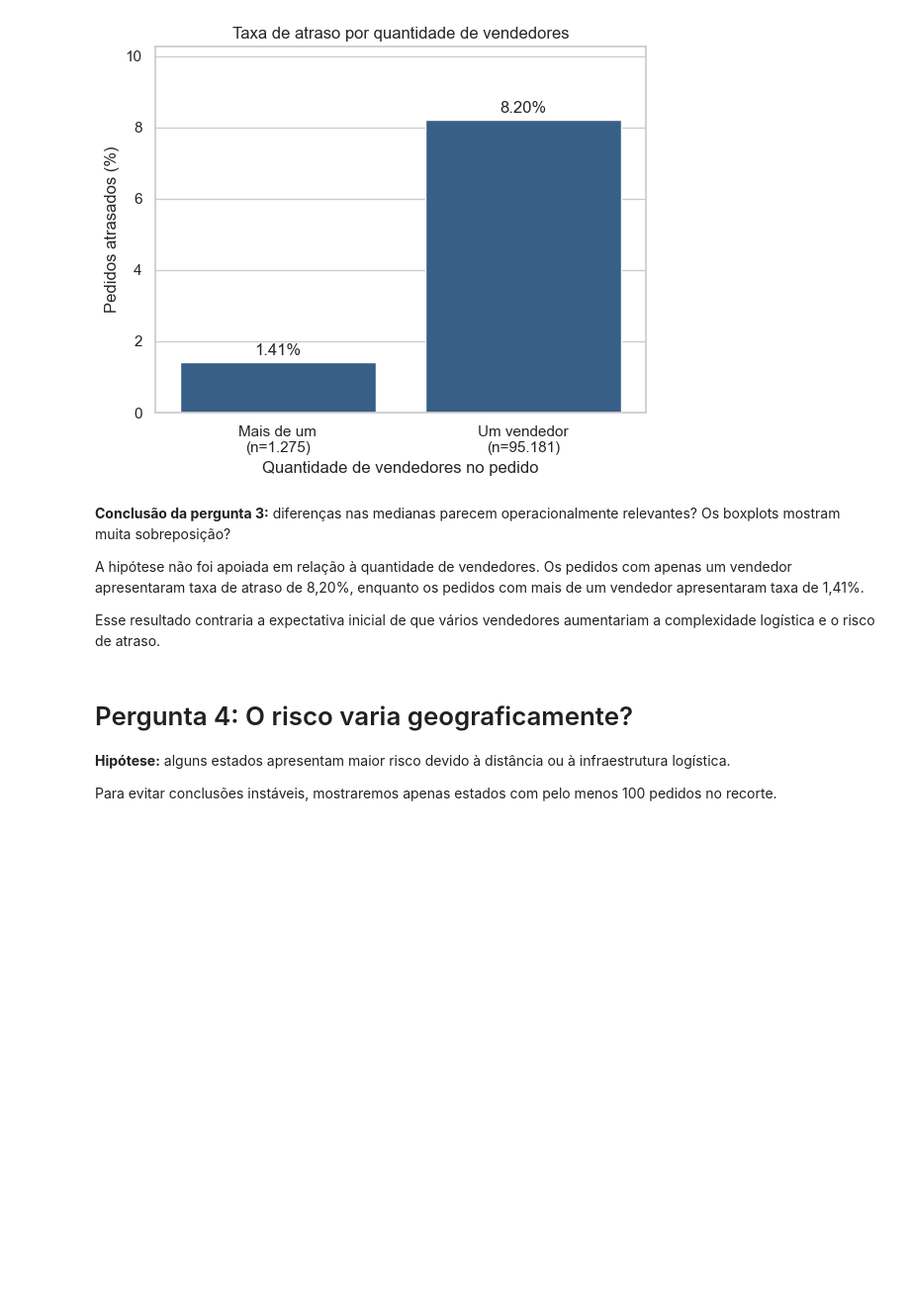
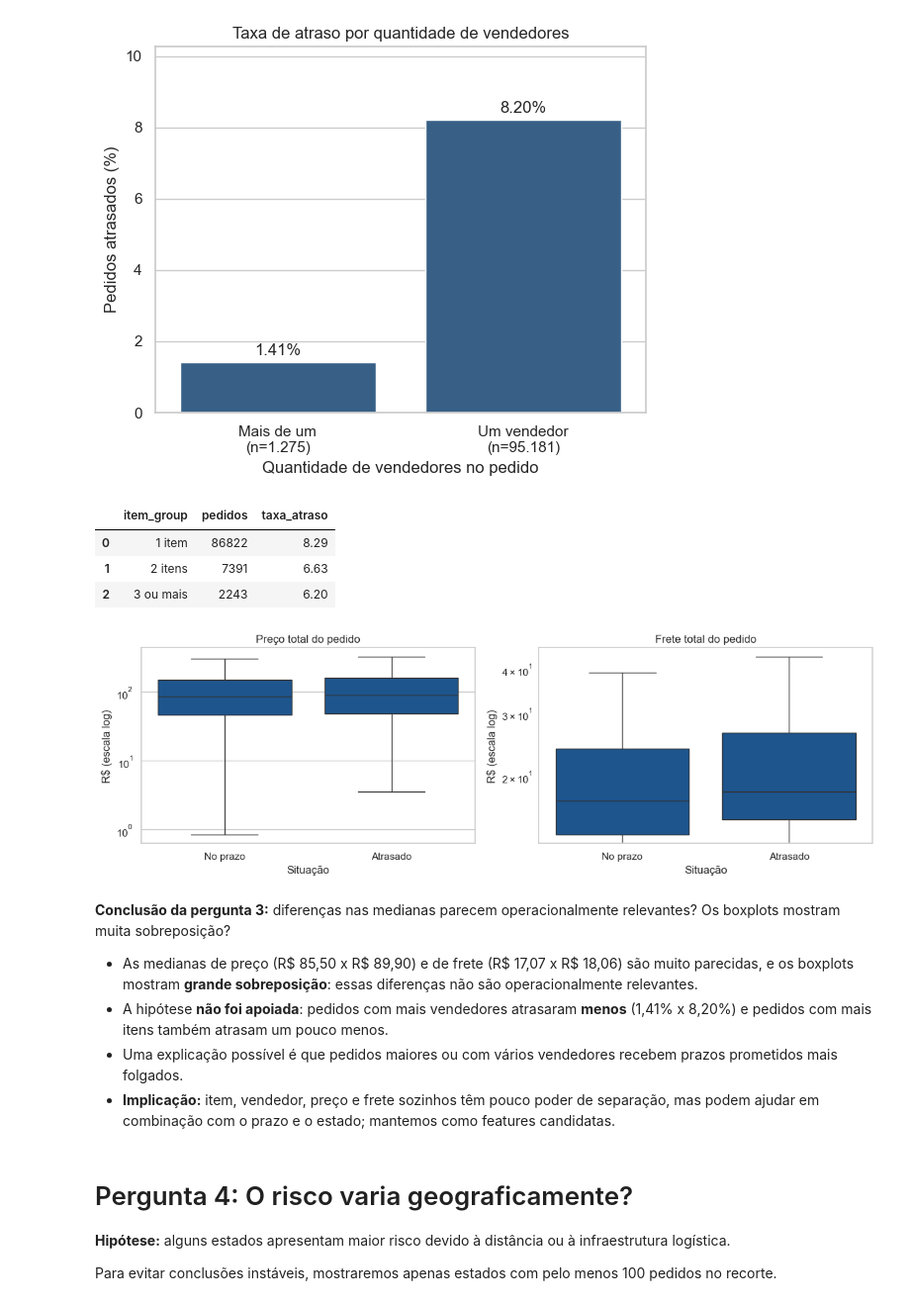
Before and after one commit to biaag10/machine_learning_projects, a Jupyter notebook: olist/notebooks/02_EDA.ipynb, the cells around one changed output. Shown at 99% size. Saved outputs shown, nothing was run; the diff lists cells and outputs as text; code cells hidden in the pictures; blank space fills up the shorter version.

```diff
--- a/olist/notebooks/02_EDA.ipynb
+++ b/olist/notebooks/02_EDA.ipynb
@@ -662,15 +690,68 @@ plt.show()
 | 0 | Mais de um | 1275 | 1.41 |
 | 1 | Um vendedor | 95181 | 8.20 |
 [figure]
+# %%
+# Taxa de atraso pela quantidade de itens no pedido
+item_risk = (
+    orders_analysis.assign(
+        item_group=pd.cut(
+            orders_analysis["item_count"],
+            bins=[0, 1, 2, np.inf],
+            labels=["1 item", "2 itens", "3 ou mais"],
+        )
+    )
+    .groupby("item_group", observed=True)
+    .agg(
+        pedidos=("order_id", "size"),
+        taxa_atraso=("is_late", "mean"),
+    )
+    .reset_index()
+)
+
+item_risk["taxa_atraso"] *= 100
+display(item_risk.round(2))
+# %% [output]
+|  | item_group | pedidos | taxa_atraso |
+| 0 | 1 item | 86822 | 8.29 |
+| 1 | 2 itens | 7391 | 6.63 |
+| 2 | 3 ou mais | 2243 | 6.20 |
+# %%
+# Boxplots: distribuição de preço e frete para pedidos no prazo x atrasados.
+# Escala logarítmica porque preço e frete têm cauda muito longa.
+fig, axes = plt.subplots(1, 2, figsize=(12, 4))
+
+for ax, column, title in zip(
+    axes,
+    ["total_price", "total_freight"],
+    ["Preço total do pedido", "Frete total do pedido"],
+):
+    sns.boxplot(
+        data=eda_plot,
+        x="situacao",
+        y=column,
+        order=["No prazo", "Atrasado"],
+        showfliers=False,  # esconde outliers extremos para ver as caixas
+        ax=ax,
+    )
+    ax.set(xlabel="Situação", ylabel="R$ (escala log)", title=title)
+    ax.set_yscale("log")
+
+plt.tight_layout()
+plt.show()
+# %% [output]
+[figure, added]
 # %% [markdown]
 **Conclusão da pergunta 3:** diferenças nas medianas parecem operacionalmente relevantes? Os boxplots mostram muita sobreposição?
 
-A hipótese não foi apoiada em relação à quantidade de vendedores. Os pedidos
-com apenas um vendedor apresentaram taxa de atraso de 8,20%, enquanto os pedidos
-com mais de um vendedor apresentaram taxa de 1,41%.
-
-Esse resultado contraria a expectativa inicial de que vários vendedores
-aumentariam a complexidade logística e o risco de atraso.
+- As medianas de preço (R\$ 85,50 x R\$ 89,90) e de frete (R\$ 17,07 x R\$ 18,06) são muito
+  parecidas, e os boxplots mostram **grande sobreposição**: essas diferenças não são
+  operacionalmente relevantes.
+- A hipótese **não foi apoiada**: pedidos com mais vendedores atrasaram **menos** (1,41% x
+  8,20%) e pedidos com mais itens também atrasam um pouco menos.
+- Uma explicação possível é que pedidos maiores ou com vários vendedores recebem prazos
+  prometidos mais folgados.
+- **Implicação:** item, vendedor, preço e frete sozinhos têm pouco poder de separação, mas
+  podem ajudar em combinação com o prazo e o estado; mantemos como features candidatas.
 # %% [markdown]
 # Pergunta 4: O risco varia geograficamente?
 
```
Also changed, not shown: parts of 20 cells of this notebook, 1 other file.
